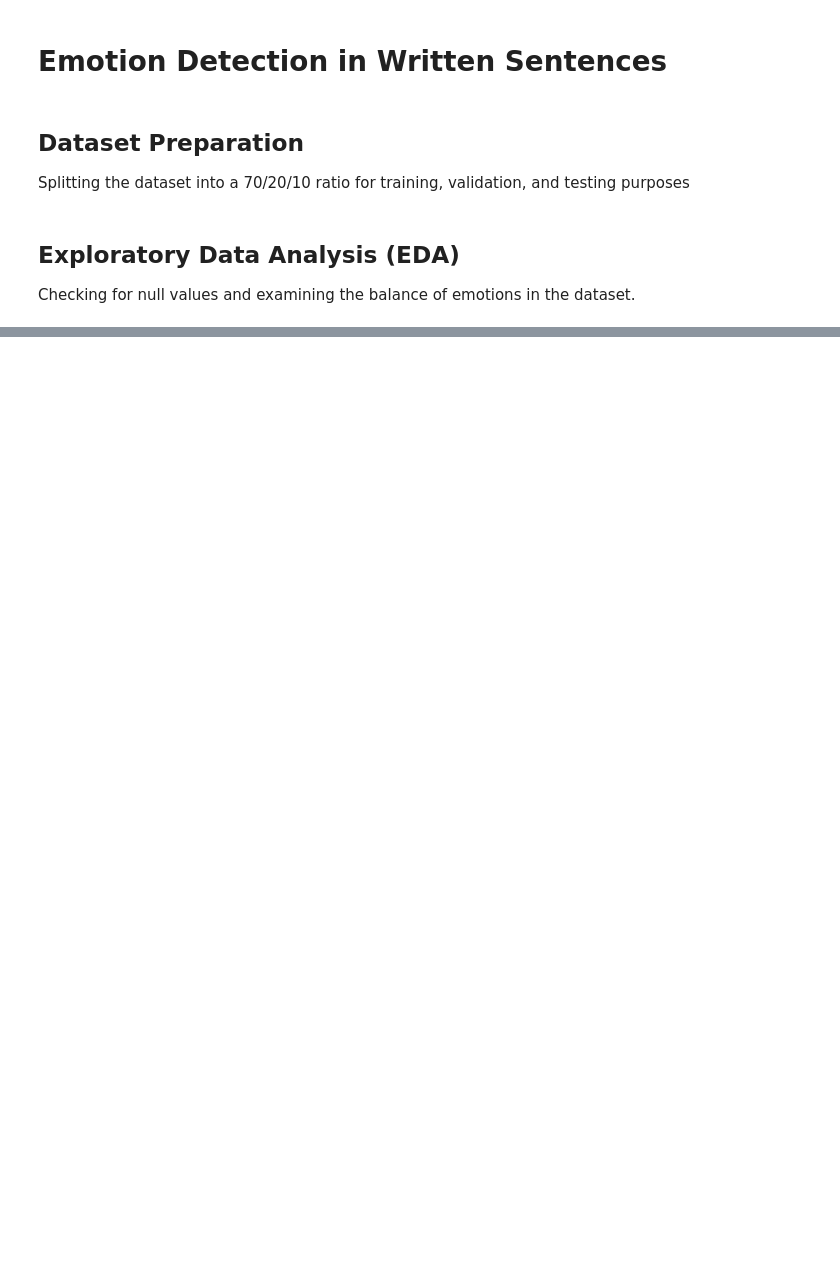
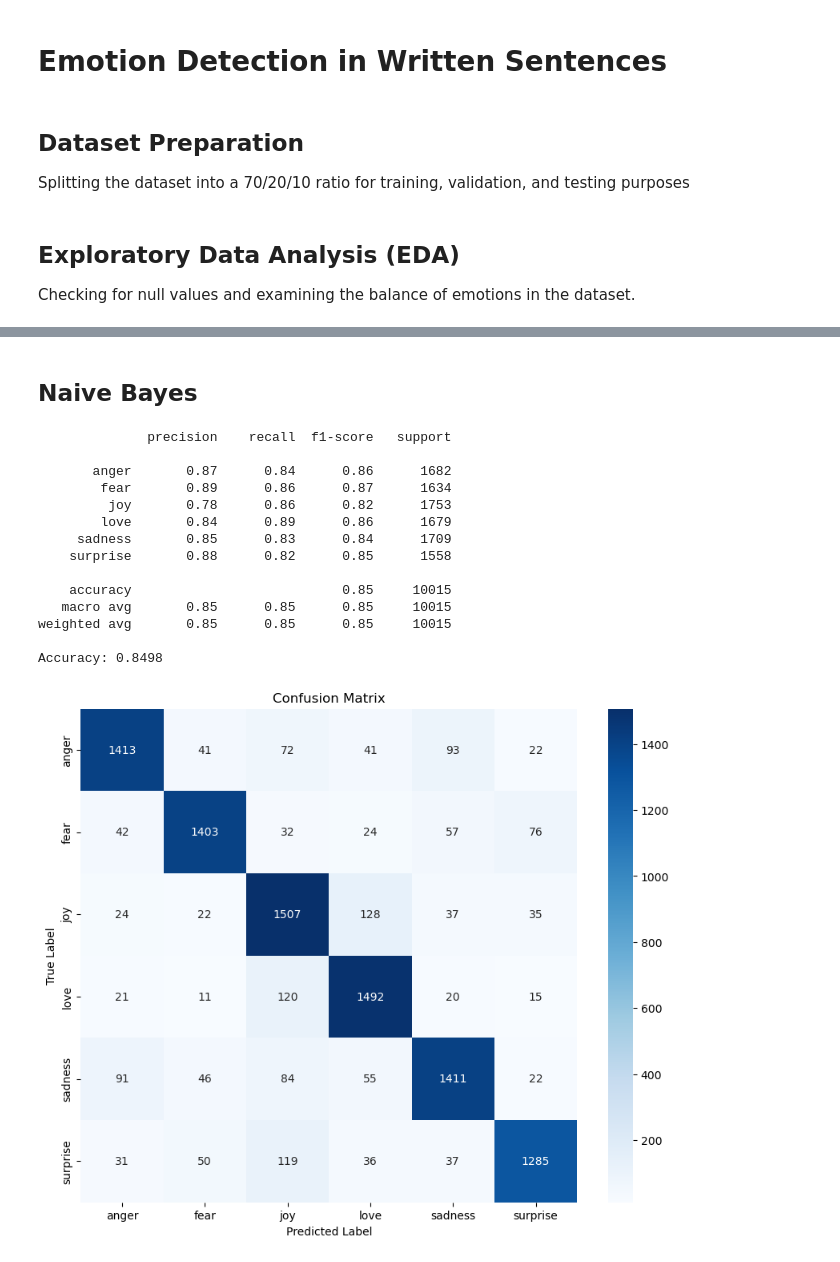
Before and after one commit to nina-bu/nlp-emotion-classifier, a Jupyter notebook: emotion-classification.ipynb, the cells around one changed output, grey strips where cells are left out. Saved outputs shown, nothing was run; the diff lists cells and outputs as text; code cells hidden in the pictures; blank space fills up the shorter version.

```diff
--- a/emotion-classification.ipynb
+++ b/emotion-classification.ipynb
@@ -61,0 +151,55 @@ Conclusions:
+# %%
+from sklearn.feature_extraction.text import TfidfVectorizer
+
+X_train = train_df['text']
+y_train = train_df['emotion']
+
+X_test = test_df['text']
+y_test = test_df['emotion']
+
+vectorizer = TfidfVectorizer(sublinear_tf=True, ngram_range=(1, 3))
+X_train_vectorized = vectorizer.fit_transform(X_train.values)
+X_test_vectorized = vectorizer.transform(X_test.values)
+# %% [markdown]
+## Naive Bayes
+# %%
+from sklearn.naive_bayes import MultinomialNB
+from sklearn.metrics import accuracy_score, confusion_matrix
+from sklearn.metrics import classification_report
+import seaborn as sns
+import matplotlib.pyplot as plt
+
+classifierNB = MultinomialNB()
+classifierNB.fit(X_train_vectorized, y_train)
+
+y_pred = classifierNB.predict(X_test_vectorized)
+
+accuracy = accuracy_score(y_test, y_pred)
+report = classification_report(y_test, y_pred)
+print(report)
+print(f"Accuracy: {accuracy:.4f}")
+
+confusion_mat = confusion_matrix(y_test, y_pred)
+
+plt.figure(figsize=(10, 8))
+sns.heatmap(confusion_mat, annot=True, fmt='d', cmap='Blues', xticklabels=classifierNB.classes_, yticklabels=classifierNB.classes_)
+plt.title('Confusion Matrix')
+plt.xlabel('Predicted Label')
+plt.ylabel('True Label')
+plt.show()
+# %% [output]
+              precision    recall  f1-score   support
+
+       anger       0.87      0.84      0.86      1682
+        fear       0.89      0.86      0.87      1634
+         joy       0.78      0.86      0.82      1753
+        love       0.84      0.89      0.86      1679
+     sadness       0.85      0.83      0.84      1709
+    surprise       0.88      0.82      0.85      1558
+
+    accuracy                           0.85     10015
+   macro avg       0.85      0.85      0.85     10015
+weighted avg       0.85      0.85      0.85     10015
+
+Accuracy: 0.8498
+[figure, added]
```
Also changed, not shown: parts of 15 cells of this notebook.
